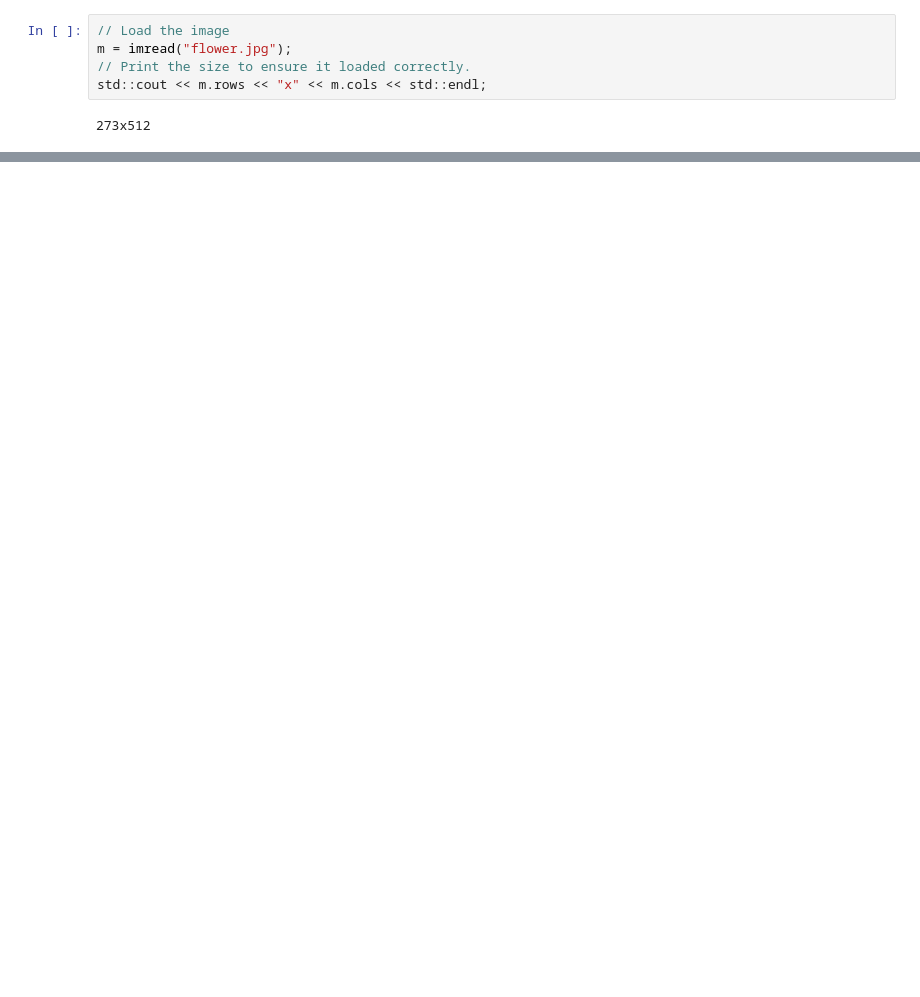
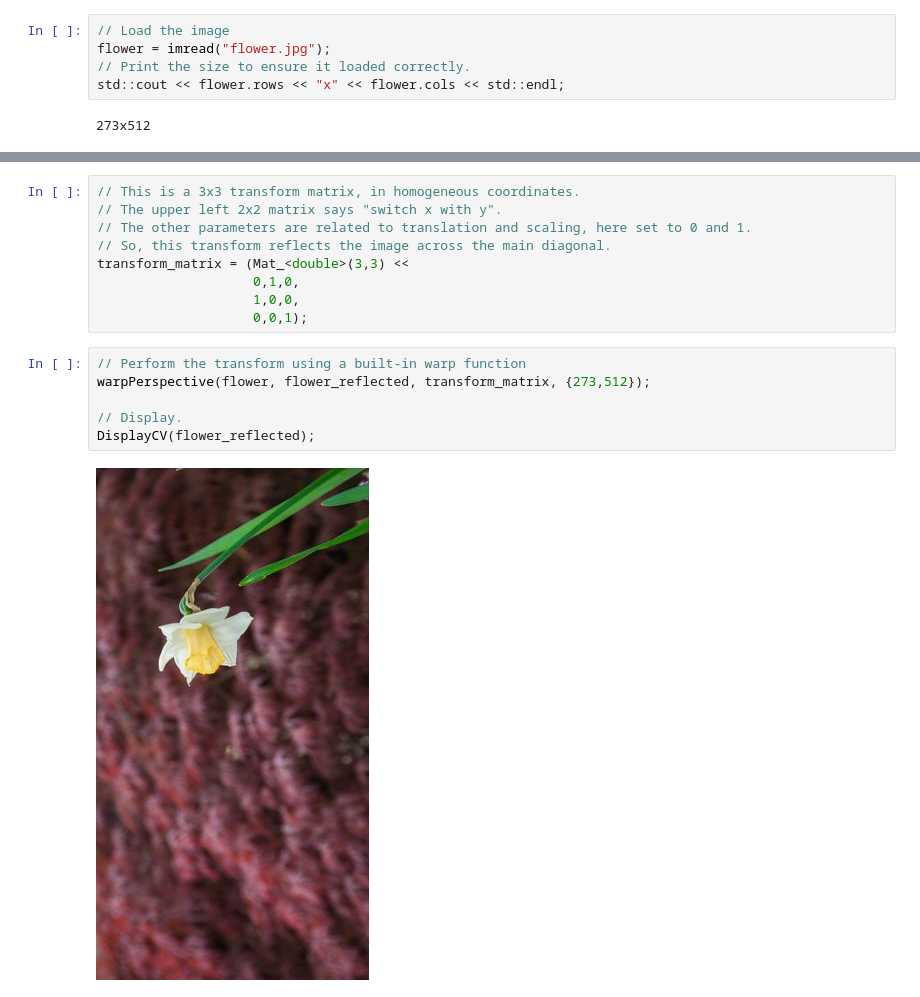
Before and after one commit to rsbowen/opencv_xeus_example, a Jupyter notebook: opencv_xeus_example.ipynb, the cells around one changed output, grey strips where cells are left out. Saved outputs shown, nothing was run; the diff lists cells and outputs as text; blank space fills up the shorter version.

Commit message:
Add small inline matrix example.

```diff
--- a/opencv_xeus_example.ipynb
+++ b/opencv_xeus_example.ipynb
@@ -26,8 +38,8 @@ Mat m, m_hsv, m_desat;
 # %%
 // Load the image
-m = imread("flower.jpg");
+flower = imread("flower.jpg");
 // Print the size to ensure it loaded correctly.
-std::cout << m.rows << "x" << m.cols << std::endl;
+std::cout << flower.rows << "x" << flower.cols << std::endl;
 # %% [output]
 273x512
 # %%
@@ -48,0 +79,17 @@ DisplayCV(m_desat)
+# %%
+// This is a 3x3 transform matrix, in homogeneous coordinates.
+// The upper left 2x2 matrix says "switch x with y".
+// The other parameters are related to translation and scaling, here set to 0 and 1.
+// So, this transform reflects the image across the main diagonal.
+transform_matrix = (Mat_<double>(3,3) <<
+                    0,1,0,
+                    1,0,0,
+                    0,0,1);
+# %%
+// Perform the transform using a built-in warp function
+warpPerspective(flower, flower_reflected, transform_matrix, {273,512});
+
+// Display.
+DisplayCV(flower_reflected);
+# %% [output]
+[figure, added]
```
Also changed, not shown: parts of 10 cells of this notebook, 1 other file.
